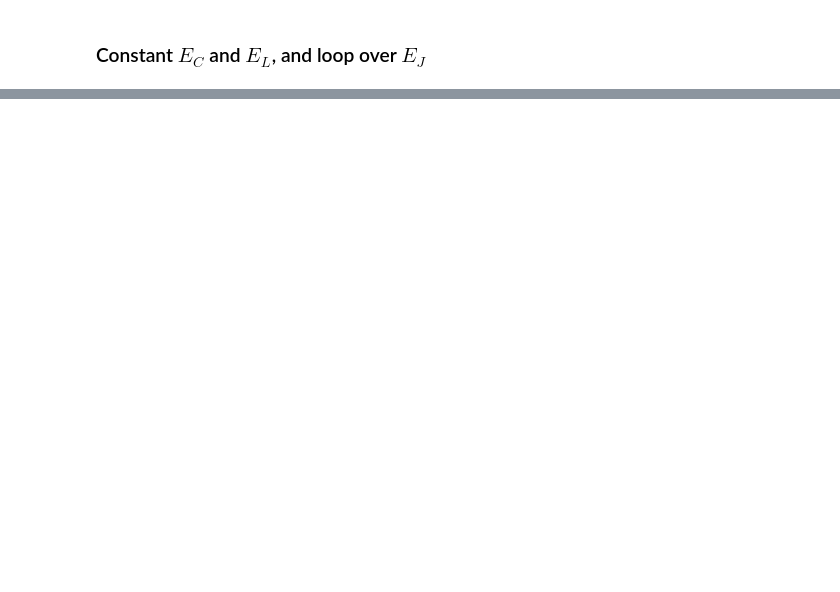
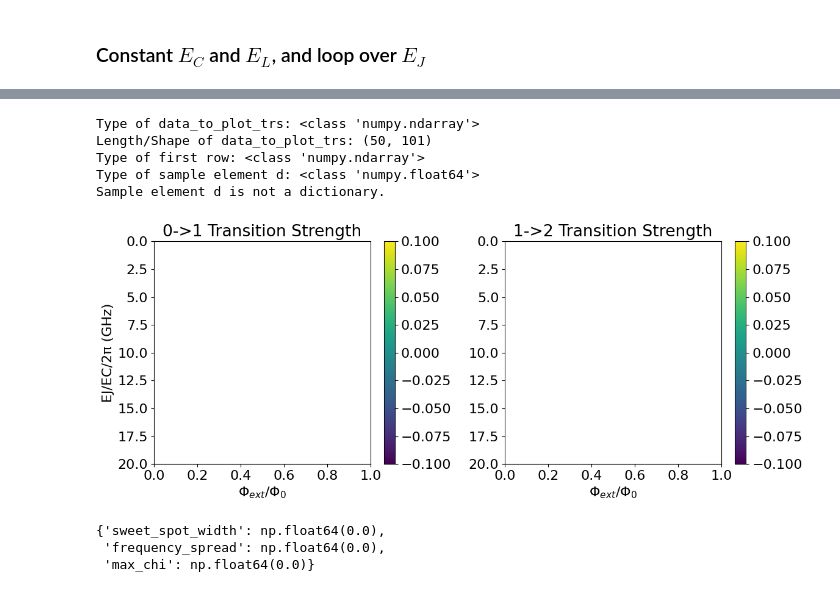
Before and after one commit to samafine1/FluxPulseAssistedFluxonium, a Jupyter notebook: Readout/DispersiveShift.ipynb, the cells around one changed output, grey strips where cells are left out. Cells and saved outputs as stored; diff of their text form; code cells hidden in the pictures; blank space fills up the shorter version.

```diff
--- a/Readout/DispersiveShift.ipynb
+++ b/Readout/DispersiveShift.ipynb
@@ -724,13 +434,25 @@ KeyboardInterrupt:
 # %%
 # visualization for transition strengths
 
-def plot_transition_strength(transitions_data, phi_ext, param_range, param_name):
+def plot_transition_strength(trans_matrix, phi_ext, param_range, param_name):
     """Plot transition strength map"""
     fig, ax = plt.subplots(1, 2, figsize=(12, 5))
 
     # Extract transition strengths for specific states
-    trans_01 = np.array([[d['transitions'][0,1] for d in row] for row in transitions_data])
-    trans_12 = np.array([[d['transitions'][1,2] for d in row] for row in transitions_data])
+    num_param_steps = len(param_range)
+    num_phi_steps = len(phi_ext)
+    trans_01 = np.full((num_param_steps, num_phi_steps), np.nan)
+    trans_12 = np.full((num_param_steps, num_phi_steps), np.nan)
+
+    for i, row_of_dicts in enumerate(trans_matrix):
+            for j, d_dict in enumerate(row_of_dicts):
+                if isinstance(d_dict, dict) and 'transitions' in d_dict:
+                    if d_dict['transitions'].shape[0] > 1 and d_dict['transitions'].shape[1] > 1:
+                         trans_01[i, j] = d_dict['transitions'][0, 1]
+                    if d_dict['transitions'].shape[0] > 2 and d_dict['transitions'].shape[1] > 2: # Check if [1,2] is valid
+                         trans_12[i, j] = d_dict['transitions'][1, 2]
+                else:
+                    pass
 
     im1 = ax[0].imshow(trans_01, extent=[0,1,param_range[-1],param_range[0]],
                        aspect='auto', cmap='viridis')
@@ -764,3 +486,21 @@ def analyze_sweet_spot(chi_array, frequencies, phi_ext):
         'frequency_spread': freq_spread,
         'max_chi': np.max(np.abs(chi_array))
     }
+# %%
+param_range = np.linspace(0, 20, 50)
+frequencies = np.zeros((len(param_range), len(phi_ext)))
+chi_array = np.zeros((len(param_range), len(phi_ext)))
+
+
+plot_transition_strength(trans_matrix, phi_ext, param_range, param_name='EJ/EC')
+analyze_sweet_spot(chi_array, frequencies, phi_ext)
+# %% [output]
+Type of data_to_plot_trs: <class 'numpy.ndarray'>
+Length/Shape of data_to_plot_trs: (50, 101)
+Type of first row: <class 'numpy.ndarray'>
+Type of sample element d: <class 'numpy.float64'>
+Sample element d is not a dictionary.
+[figure, added]
+{'sweet_spot_width': np.float64(0.0),
+ 'frequency_spread': np.float64(0.0),
+ 'max_chi': np.float64(0.0)}
```
Also changed, not shown: parts of 13 cells of this notebook, 2 other files.
